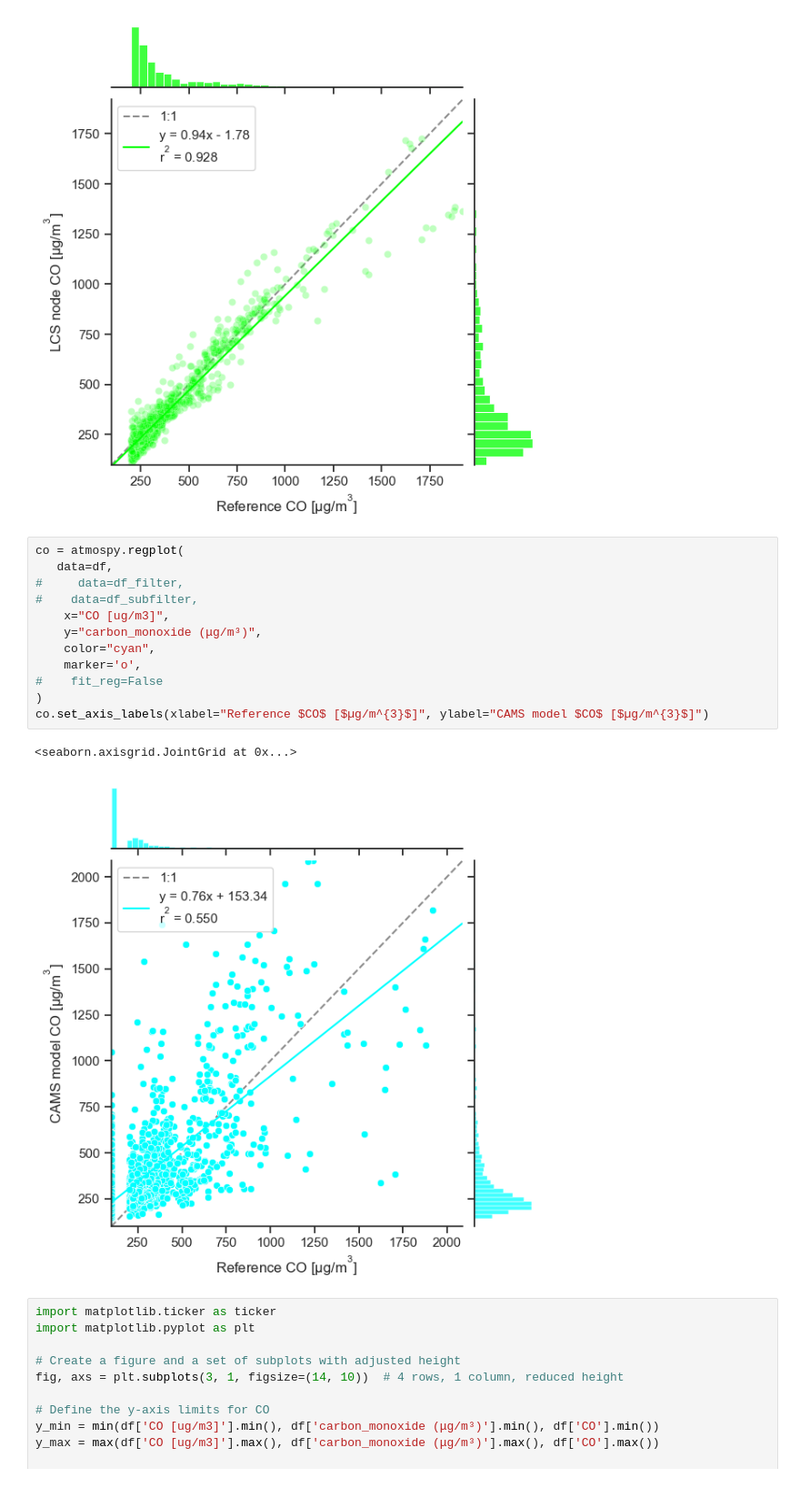
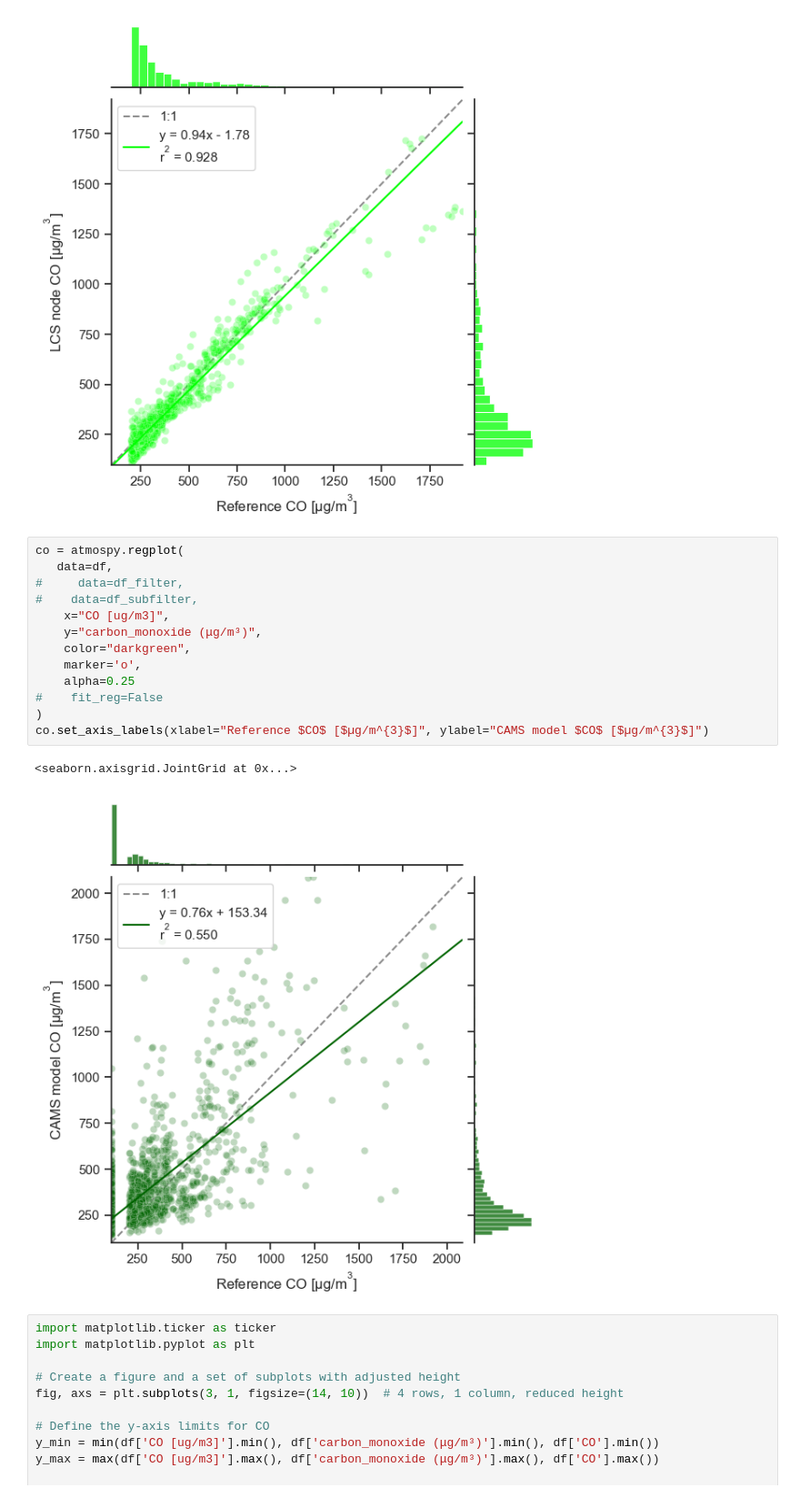
Before and after one commit to vn-hub/koloka, a Jupyter notebook: Eval1&2_winter.ipynb, the cells around one changed output. Shown at 91% size. Drawn from its saved outputs; the diff is of its cells as text.

```diff
--- a/Eval1&2_winter.ipynb
+++ b/Eval1&2_winter.ipynb
@@ -361,18 +361,19 @@ co.set_axis_labels(xlabel="Reference $CO$ [$µg/m^{3}$]", ylabel="LCS node $CO$
 # %%
 co = atmospy.regplot(
    data=df,
 #     data=df_filter,
 #    data=df_subfilter,
     x="CO [ug/m3]",
     y="carbon_monoxide (μg/m³)",
-    color="cyan",
+    color="darkgreen",
     marker='o',
+    alpha=0.25
 #    fit_reg=False
 )
 co.set_axis_labels(xlabel="Reference $CO$ [$µg/m^{3}$]", ylabel="CAMS model $CO$ [$µg/m^{3}$]")
 # %% [output]
 <seaborn.axisgrid.JointGrid at 0x...>
-[figure, old version]
+[figure, new version]
 # %%
 import matplotlib.ticker as ticker
 import matplotlib.pyplot as plt
```
Also changed, not shown: parts of 3 cells of this notebook, 1 other file.
